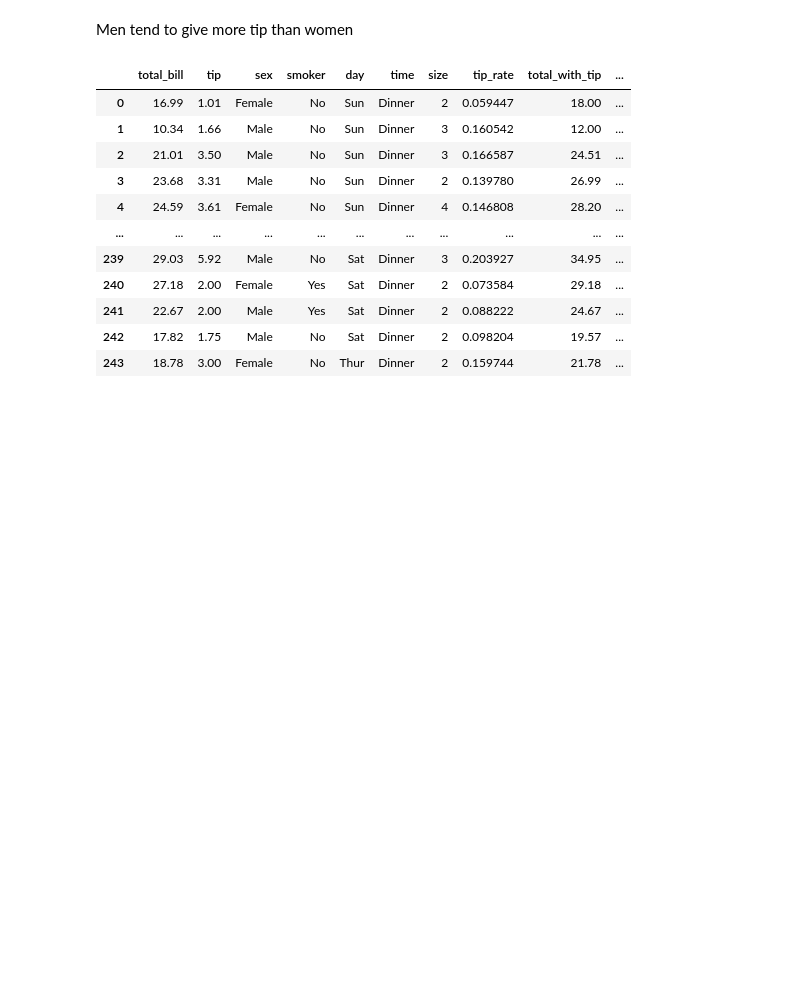
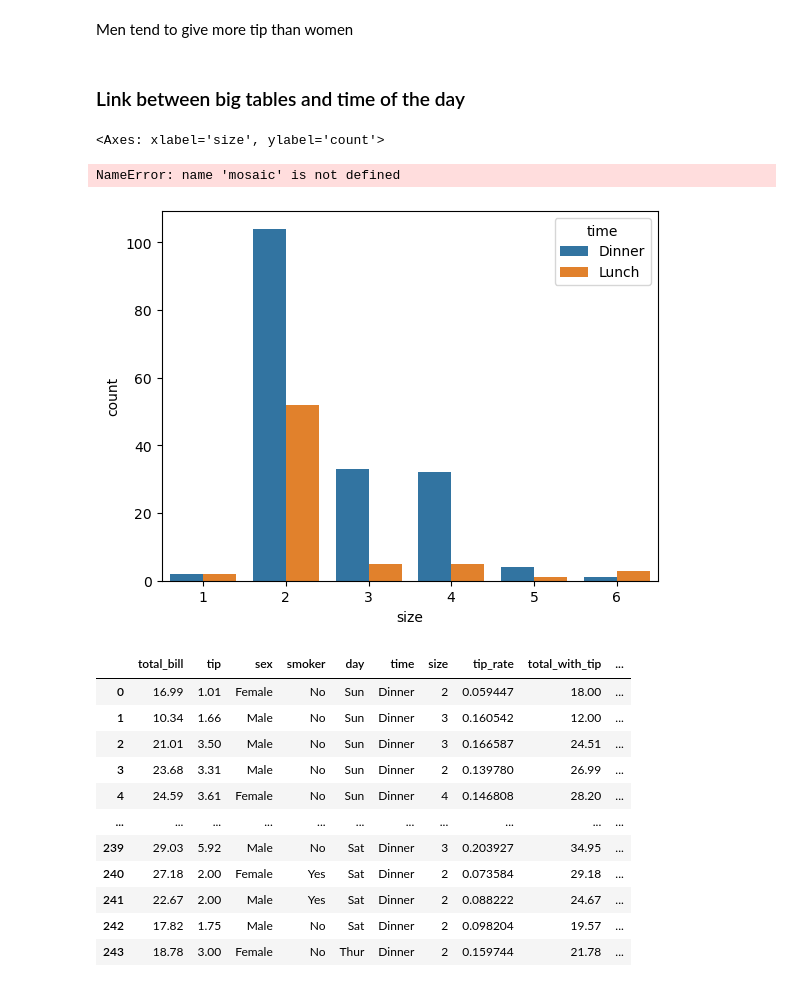
Before and after one commit to gabvyl/data-tips, a Jupyter notebook: TP_Tips.ipynb, the cells around one changed output. Cells and saved outputs as stored; diff of their text form; code cells hidden in the pictures; blank space fills up the shorter version.

```diff
--- a/TP_Tips.ipynb
+++ b/TP_Tips.ipynb
@@ -1203,6 +1203,26 @@ plt.show()
 [figure]
 # %% [markdown]
 Men tend to give more tip than women
+# %% [markdown]
+### Link between big tables and time of the day
+# %%
+def answer_x_1():
+    # write your code here
+    return sns.countplot(x='size',hue='time', data=data_tips)
+
+
+display(answer_x_1())
+
+def answer_x_2():
+    ax=mosaic(data_tips.sort_values('size'),['size','time'])
+
+    return ax
+
+display(answer_x_2())
+# %% [output]
+<Axes: xlabel='size', ylabel='count'>
+NameError: name 'mosaic' is not defined
+[figure, added]
 # %%
 from sklearn.neighbors import LocalOutlierFactor
 # %%
```
